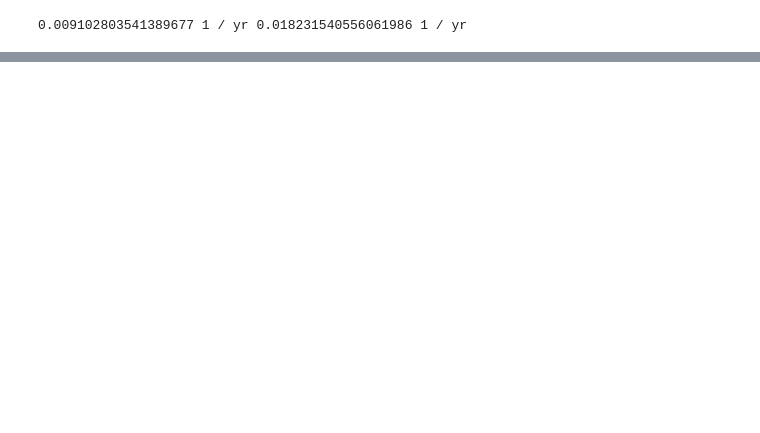
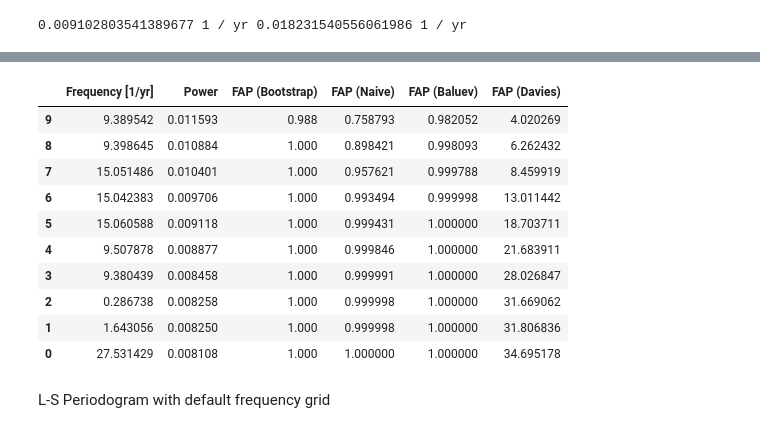
Before and after one commit to DarkWake9/Project-LP, a Jupyter notebook: task3.ipynb, the cells around one changed output, grey strips where cells are left out. Cells and saved outputs as stored; diff of their text form; code cells hidden in the pictures; blank space fills up the shorter version.

```diff
--- a/task3.ipynb
+++ b/task3.ipynb
@@ -428,0 +411,2 @@ plt.show()
+# %%
+table6 = pd.DataFrame({'Frequency [1/yr]': nyquist_top4_freq_d2, 'Power': nyquist_top4_power_d2, 'FAP (Bootstrap)': lsp_d2.false_alarm_probability(nyquist_top4_power_d2, method='bootstrap'), 'FAP (Naive)': lsp_d2.false_alarm_probability(nyquist_top4_power_d2, method='naive'), 'FAP (Baluev)': lsp_d2.false_alarm_probability(nyquist_top4_power_d2, method='baluev'), 'FAP (Davies)': lsp_d2.false_alarm_probability(nyquist_top4_power_d2, method='davies')})
@@ -428,0 +427,16 @@ plt.show()
+# %%
+table6[::-1]
+# %% [output]
+|  | Frequency [1/yr] | Power | FAP (Bootstrap) | FAP (Naive) | FAP (Baluev) | FAP (Davies) |
+| 9 | 9.389542 | 0.011593 | 0.988 | 0.758793 | 0.982052 | 4.020269 |
+| 8 | 9.398645 | 0.010884 | 1.000 | 0.898421 | 0.998093 | 6.262432 |
+| 7 | 15.051486 | 0.010401 | 1.000 | 0.957621 | 0.999788 | 8.459919 |
+| 6 | 15.042383 | 0.009706 | 1.000 | 0.993494 | 0.999998 | 13.011442 |
+| 5 | 15.060588 | 0.009118 | 1.000 | 0.999431 | 1.000000 | 18.703711 |
+| 4 | 9.507878 | 0.008877 | 1.000 | 0.999846 | 1.000000 | 21.683911 |
+| 3 | 9.380439 | 0.008458 | 1.000 | 0.999991 | 1.000000 | 28.026847 |
+| 2 | 0.286738 | 0.008258 | 1.000 | 0.999998 | 1.000000 | 31.669062 |
+| 1 | 1.643056 | 0.008250 | 1.000 | 0.999998 | 1.000000 | 31.806836 |
+| 0 | 27.531429 | 0.008108 | 1.000 | 1.000000 | 1.000000 | 34.695178 |
+# %% [markdown]
+L-S Periodogram with default frequency grid
```
Also changed, not shown: parts of 40 cells of this notebook, 4 other files.
